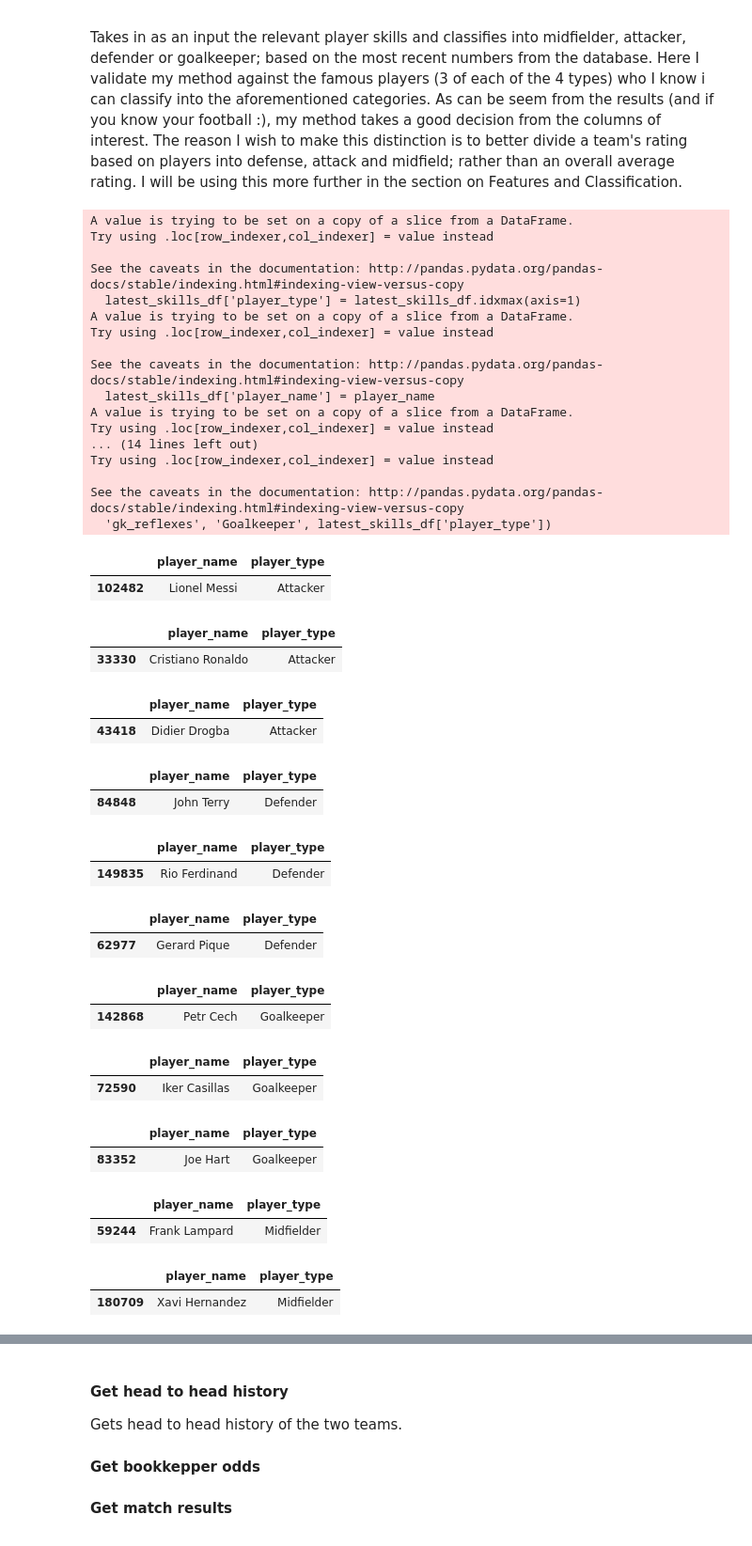
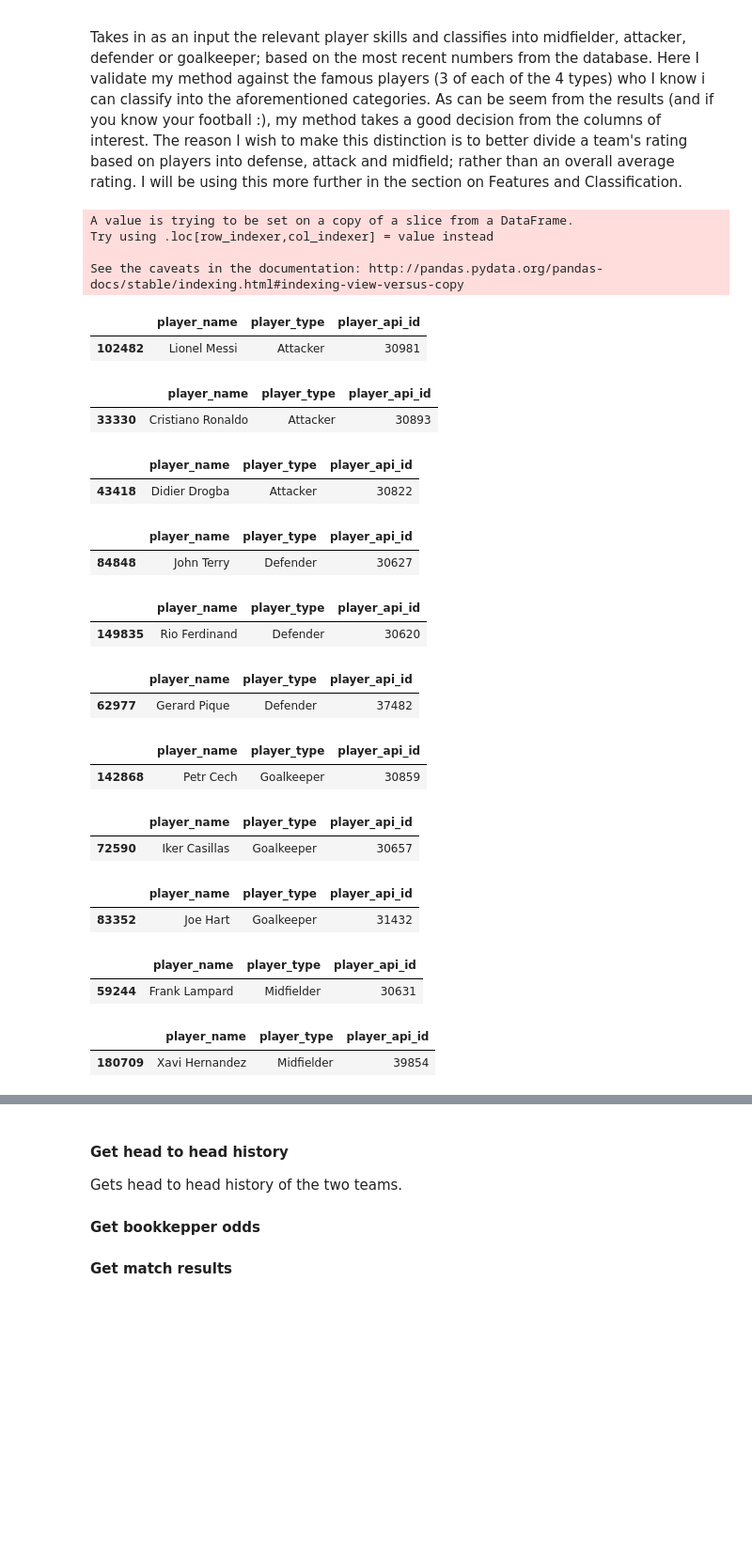
Before and after one commit to sgoyal1012/UdacityNanodegreeSubmissions, a Jupyter notebook: EuropeanSoccer_Capstone/Notebook_Code/EuropeanSoccerCapstone.ipynb, the cells around one changed output, grey strips where cells are left out. Shown at 94% size. Saved outputs shown, nothing was run; the diff lists cells and outputs as text; code cells hidden in the pictures; blank space fills up the shorter version.

```diff
--- a/EuropeanSoccer_Capstone/Notebook_Code/EuropeanSoccerCapstone.ipynb
+++ b/EuropeanSoccer_Capstone/Notebook_Code/EuropeanSoccerCapstone.ipynb
@@ -104,52 +104,40 @@ Takes in as an input the relevant player skills and classifies into midfielder,
 As can be seem from the results (and if you know your football :), my method takes a good decision from the columns of interest. The reason I wish to make this distinction is to better divide a team's rating based on players into defense, attack and midfield; rather than an overall average rating. I will be using this more further in the section on Features and Classification.
 # %%
 import players as players
+reload(players)
 player_names_df = dp.sql_to_dataframe(conn, select_all_query_table("Player"))
 FAMOUS_PLAYER_NAMES = ['Lionel Messi', 'Cristiano Ronaldo', 'Didier Drogba', 'John Terry',
                 'Rio Ferdinand', 'Gerard Pique', 'Petr Cech', 'Iker Casillas',
                 'Joe Hart', 'Frank Lampard', 'Xavi Hernandez', 'Andres Iniesta']
 COLUMNS_OF_INTEREST = ['player_name', 'finishing', 'sliding_tackle',
                      'gk_reflexes', 'short_passing']
 for player in FAMOUS_PLAYER_NAMES:
-    display(dp.player_to_player_type(players_skills=players_skills, player_names_df=player_names_df,
+    display(players.player_to_player_type(players_skills=players_skills, player_names_df=player_names_df,
                                       player_name=player, COLUMNS_OF_INTEREST=COLUMNS_OF_INTEREST))
 # %% [output]
 A value is trying to be set on a copy of a slice from a DataFrame.
 Try using .loc[row_indexer,col_indexer] = value instead
 
 See the caveats in the documentation: http://pandas.pydata.org/pandas-docs/stable/indexing.html#indexing-view-versus-copy
-  latest_skills_df['player_type'] = latest_skills_df.idxmax(axis=1)
-A value is trying to be set on a copy of a slice from a DataFrame.
-Try using .loc[row_indexer,col_indexer] = value instead
-
-See the caveats in the documentation: http://pandas.pydata.org/pandas-docs/stable/indexing.html#indexing-view-versus-copy
-  latest_skills_df['player_name'] = player_name
-A value is trying to be set on a copy of a slice from a DataFrame.
-Try using .loc[row_indexer,col_indexer] = value instead
-... (14 lines left out)
-Try using .loc[row_indexer,col_indexer] = value instead
-
-See the caveats in the documentation: http://pandas.pydata.org/pandas-docs/stable/indexing.html#indexing-view-versus-copy
-  'gk_reflexes', 'Goalkeeper', latest_skills_df['player_type'])
-|  | player_name | player_type |
-| 102482 | Lionel Messi | Attacker |
+|  | player_name | player_type | player_api_id |
+| 102482 | Lionel Messi | Attacker | 30981 |
-|  | player_name | player_type |
-| 33330 | Cristiano Ronaldo | Attacker |
+|  | player_name | player_type | player_api_id |
+| 33330 | Cristiano Ronaldo | Attacker | 30893 |
-|  | player_name | player_type |
-| 43418 | Didier Drogba | Attacker |
+|  | player_name | player_type | player_api_id |
+| 43418 | Didier Drogba | Attacker | 30822 |
-|  | player_name | player_type |
-| 84848 | John Terry | Defender |
+|  | player_name | player_type | player_api_id |
+| 84848 | John Terry | Defender | 30627 |
-|  | player_name | player_type |
-| 149835 | Rio Ferdinand | Defender |
+|  | player_name | player_type | player_api_id |
+| 149835 | Rio Ferdinand | Defender | 30620 |
-|  | player_name | player_type |
-| 62977 | Gerard Pique | Defender |
+|  | player_name | player_type | player_api_id |
+| 62977 | Gerard Pique | Defender | 37482 |
-|  | player_name | player_type |
-| 142868 | Petr Cech | Goalkeeper |
+|  | player_name | player_type | player_api_id |
+| 142868 | Petr Cech | Goalkeeper | 30859 |
-|  | player_name | player_type |
-| 72590 | Iker Casillas | Goalkeeper |
+|  | player_name | player_type | player_api_id |
+| 72590 | Iker Casillas | Goalkeeper | 30657 |
-|  | player_name | player_type |
-| 83352 | Joe Hart | Goalkeeper |
+|  | player_name | player_type | player_api_id |
+| 83352 | Joe Hart | Goalkeeper | 31432 |
-|  | player_name | player_type |
-| 59244 | Frank Lampard | Midfielder |
+|  | player_name | player_type | player_api_id |
+| 59244 | Frank Lampard | Midfielder | 30631 |
-|  | player_name | player_type |
-| 180709 | Xavi Hernandez | Midfielder |
+|  | player_name | player_type | player_api_id |
+| 180709 | Xavi Hernandez | Midfielder | 39854 |
```
Also changed, not shown: parts of 6 cells of this notebook, 2 other files.
